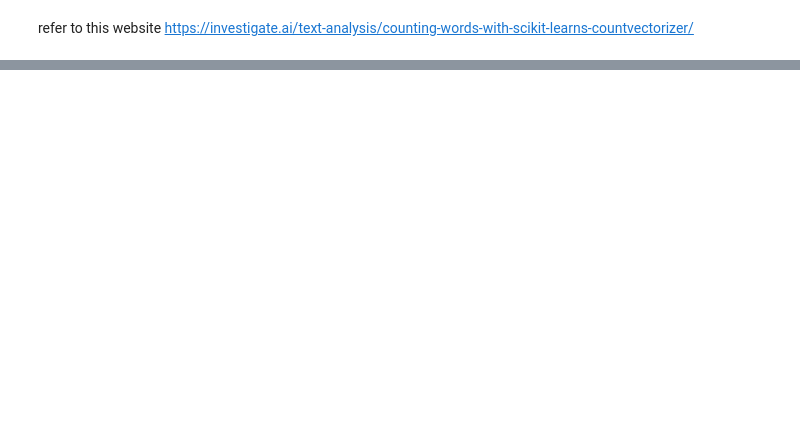
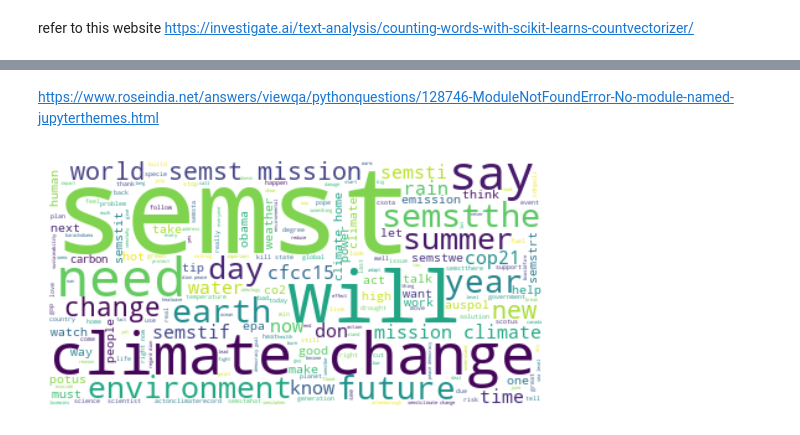
Before and after one commit to lex734/stancedetection, a Jupyter notebook: BOW vectorizer.ipynb, the cells around one changed output, grey strips where cells are left out. Drawn from its saved outputs; the diff is of its cells as text; code cells hidden in the pictures; blank space fills up the shorter version.

```diff
--- a/BOW vectorizer.ipynb
+++ b/BOW vectorizer.ipynb
@@ -121,0 +233,19 @@ def n_top_words(count_table, n):
+# %% [markdown]
+https://www.roseindia.net/answers/viewqa/pythonquestions/128746-ModuleNotFoundError-No-module-named-jupyterthemes.html
+# %%
+df_climate = df_climate.drop('Unnamed: 0', axis='columns')
+df_climate = df_climate.reset_index()
+df_climate = df_climate.drop('index', axis = 'columns')
+# %%
+# generate the word cloud
+corpus = ''
+for string in lemmatizing(df_climate):
+    corpus += string
+wordcloud.generate(corpus)
+
+#plot
+plt.imshow(wordcloud, interpolation='bilinear')
+plt.axis('off')
+plt.savefig('climate_wordcloud.png')
+# %% [output]
+[figure, added]
```
Also changed, not shown: parts of 33 cells of this notebook, 7 other files.
